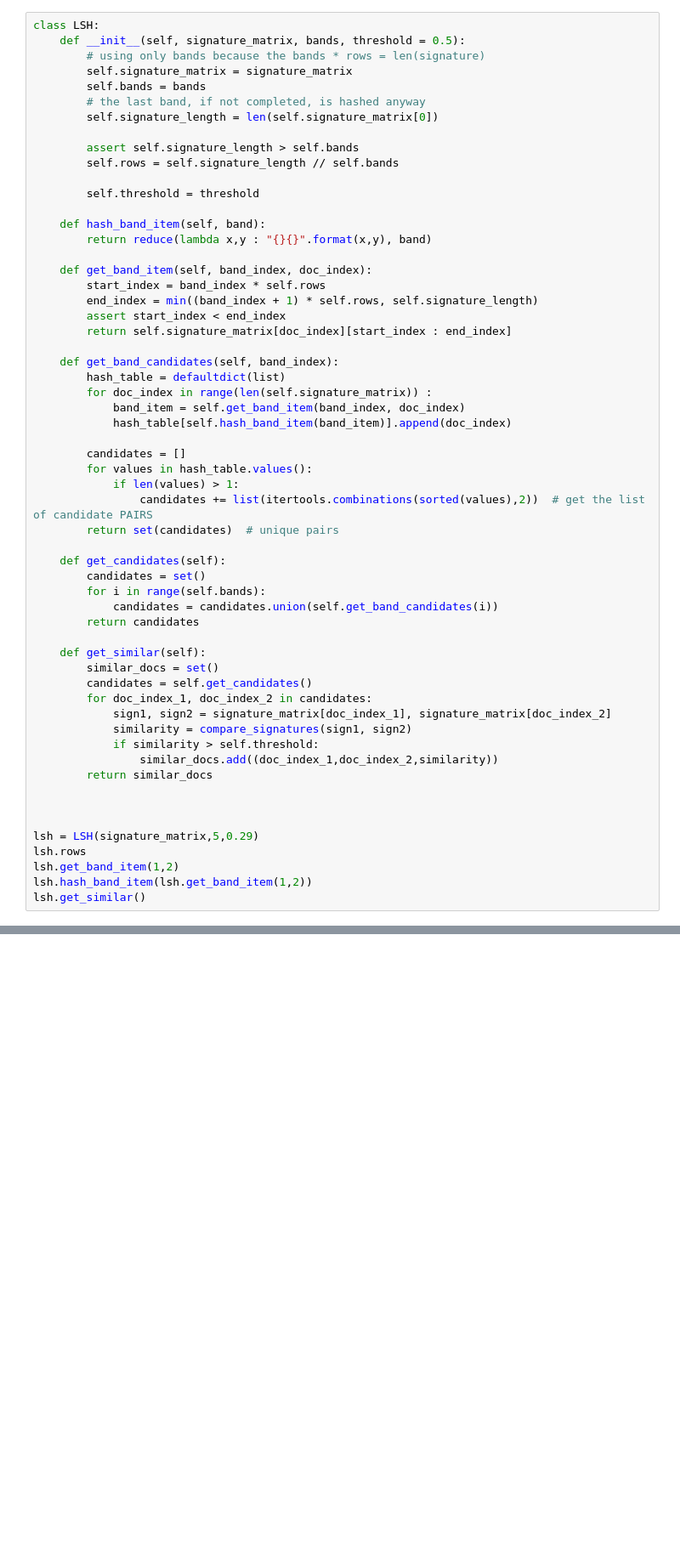
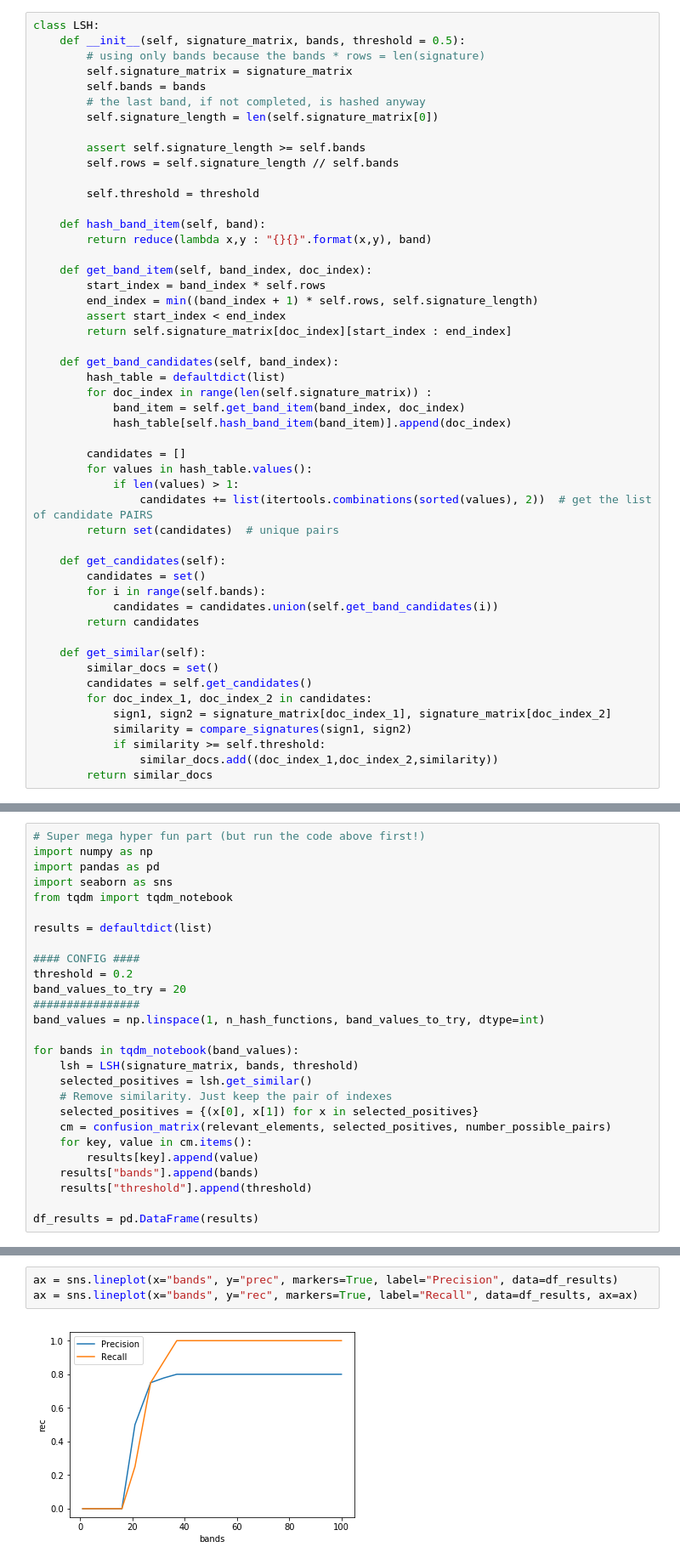
Before and after one commit to gioruffa/ID2222_DataMining_Assignments, a Jupyter notebook: 1_similar_docs/similar_itemsets.ipynb, the cells around one changed output, grey strips where cells are left out. Shown at 85% size. Drawn from its saved outputs; the diff is of its cells as text; blank space fills up the shorter version.

```diff
--- a/1_similar_docs/similar_itemsets.ipynb
+++ b/1_similar_docs/similar_itemsets.ipynb
@@ -217,7 +187,7 @@ class LSH:
         # the last band, if not completed, is hashed anyway
         self.signature_length = len(self.signature_matrix[0])
 
-        assert self.signature_length > self.bands
+        assert self.signature_length >= self.bands
         self.rows = self.signature_length // self.bands
 
         self.threshold = threshold
@@ -240,7 +210,7 @@ class LSH:
         candidates = []
         for values in hash_table.values():
             if len(values) > 1:
-                candidates += list(itertools.combinations(sorted(values),2))  # get the list of candidate PAIRS
+                candidates += list(itertools.combinations(sorted(values), 2))  # get the list of candidate PAIRS
         return set(candidates)  # unique pairs
 
     def get_candidates(self):
@@ -255,14 +225,6 @@ class LSH:
         for doc_index_1, doc_index_2 in candidates:
             sign1, sign2 = signature_matrix[doc_index_1], signature_matrix[doc_index_2]
             similarity = compare_signatures(sign1, sign2)
-            if similarity > self.threshold:
+            if similarity >= self.threshold:
                 similar_docs.add((doc_index_1,doc_index_2,similarity))
         return similar_docs
-
-
-
-lsh = LSH(signature_matrix,5,0.29)
-lsh.rows
-lsh.get_band_item(1,2)
-lsh.hash_band_item(lsh.get_band_item(1,2))
-lsh.get_similar()
@@ -270,0 +403,27 @@ lsh.get_similar()
+# %%
+# Super mega hyper fun part (but run the code above first!)
+import numpy as np
+import pandas as pd
+import seaborn as sns
+from tqdm import tqdm_notebook
+
+results = defaultdict(list)
+
+#### CONFIG ####
+threshold = 0.2
+band_values_to_try = 20
+################
+band_values = np.linspace(1, n_hash_functions, band_values_to_try, dtype=int)
+
+for bands in tqdm_notebook(band_values):
+    lsh = LSH(signature_matrix, bands, threshold)
+    selected_positives = lsh.get_similar()
+    # Remove similarity. Just keep the pair of indexes
+    selected_positives = {(x[0], x[1]) for x in selected_positives}
+    cm = confusion_matrix(relevant_elements, selected_positives, number_possible_pairs)
+    for key, value in cm.items():
+        results[key].append(value)
+    results["bands"].append(bands)
+    results["threshold"].append(threshold)
+
+df_results = pd.DataFrame(results)
@@ -270,0 +432,5 @@ lsh.get_similar()
+# %%
+ax = sns.lineplot(x="bands", y="prec", markers=True, label="Precision", data=df_results)
+ax = sns.lineplot(x="bands", y="rec", markers=True, label="Recall", data=df_results, ax=ax)
+# %% [output]
+[figure, added]
```
Also changed, not shown: parts of 16 cells of this notebook, 1 other file.
